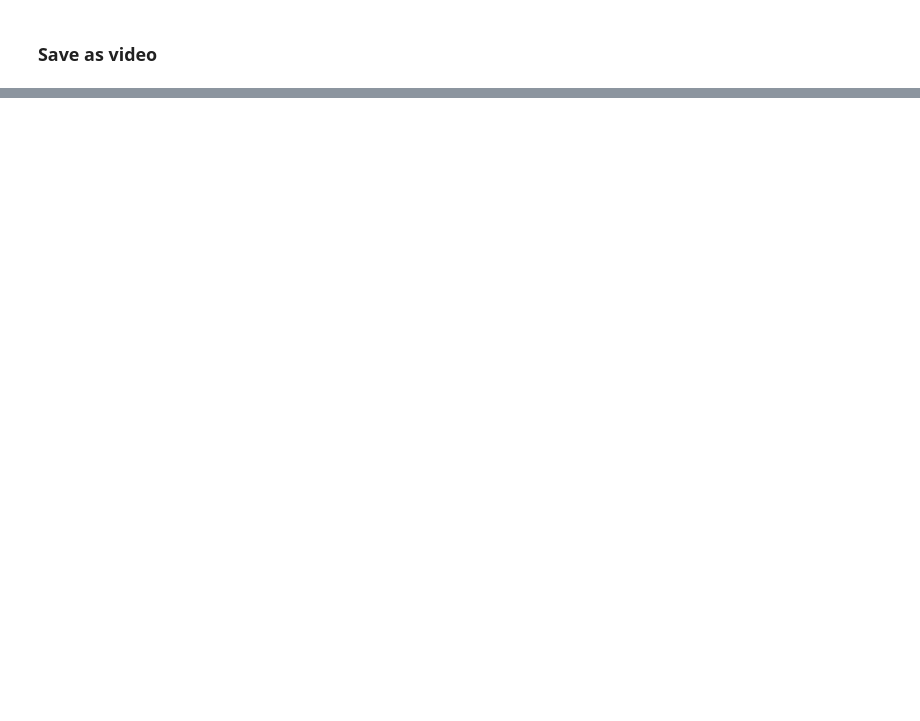
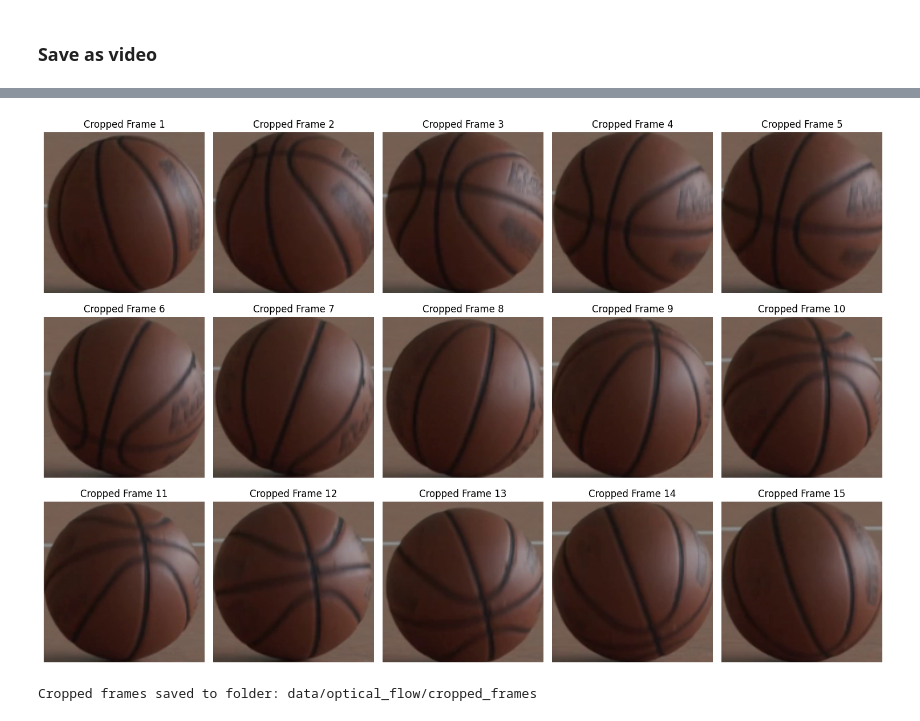
Before and after one commit to taylorj8/final_project, a Jupyter notebook: optical_flow.ipynb, the cells around one changed output, grey strips where cells are left out. Drawn from its saved outputs; the diff is of its cells as text; code cells hidden in the pictures; blank space fills up the shorter version.

```diff
--- a/optical_flow.ipynb
+++ b/optical_flow.ipynb
@@ -39,0 +35,3 @@ Total number of frames extracted: 91
+# %%
+frames = extract_frames("data/optical_flow/basketball.mp4")
+print(f"Total number of frames extracted: {len(frames)}")
@@ -317,0 +348,40 @@ Video saved to: data/optical_flow/masked_tennis_video.mp4
+# %%
+def crop_to_circle(img: np.ndarray, circle: np.ndarray) -> np.ndarray:
+    cropped_imgs = []
+    if circle is not None:
+        x, y, r = circle
+        cropped_img = img[y-r:y+r, x-r:x+r]
+        cropped_imgs.append(cropped_img)
+    return cropped_imgs
+
+frames_with_circles = list(zip(frames, circles))
+cropped_frames = []
+for frame, circle in tqdm(frames_with_circles):
+    cropped_frames.append(crop_to_circle(frame, circle))
+
+# Display the first few cropped frames as an example
+fig, axes = plt.subplots(3, 5, figsize=(15, 10))
+for i, ax in enumerate(axes.flat):
+    if i < len(cropped_frames):
+        ax.imshow(cv2.cvtColor(cropped_frames[i][0], cv2.COLOR_BGR2RGB))
+        ax.set_title(f"Cropped Frame {i+1}")
+    ax.axis('off')
+plt.tight_layout()
+plt.show()
+
+def save_frames(frames, folder_path):
+    if not os.path.exists(folder_path):
+        os.makedirs(folder_path)
+
+    for i, frame_list in enumerate(frames):
+        for j, frame in enumerate(frame_list):
+            frame_path = os.path.join(folder_path, f"frame_{i:04d}_{j:02d}.jpg")
+            cv2.imwrite(frame_path, frame)
+
+# Specify the folder path where you want to save the cropped frames
+cropped_folder_path = "data/optical_flow/cropped_frames"
+save_frames(cropped_frames, cropped_folder_path)
+print(f"Cropped frames saved to folder: {cropped_folder_path}")
+# %% [output]
+[figure, added]
+Cropped frames saved to folder: data/optical_flow/cropped_frames
```
Also changed, not shown: parts of 11 cells of this notebook, 2 other files.
